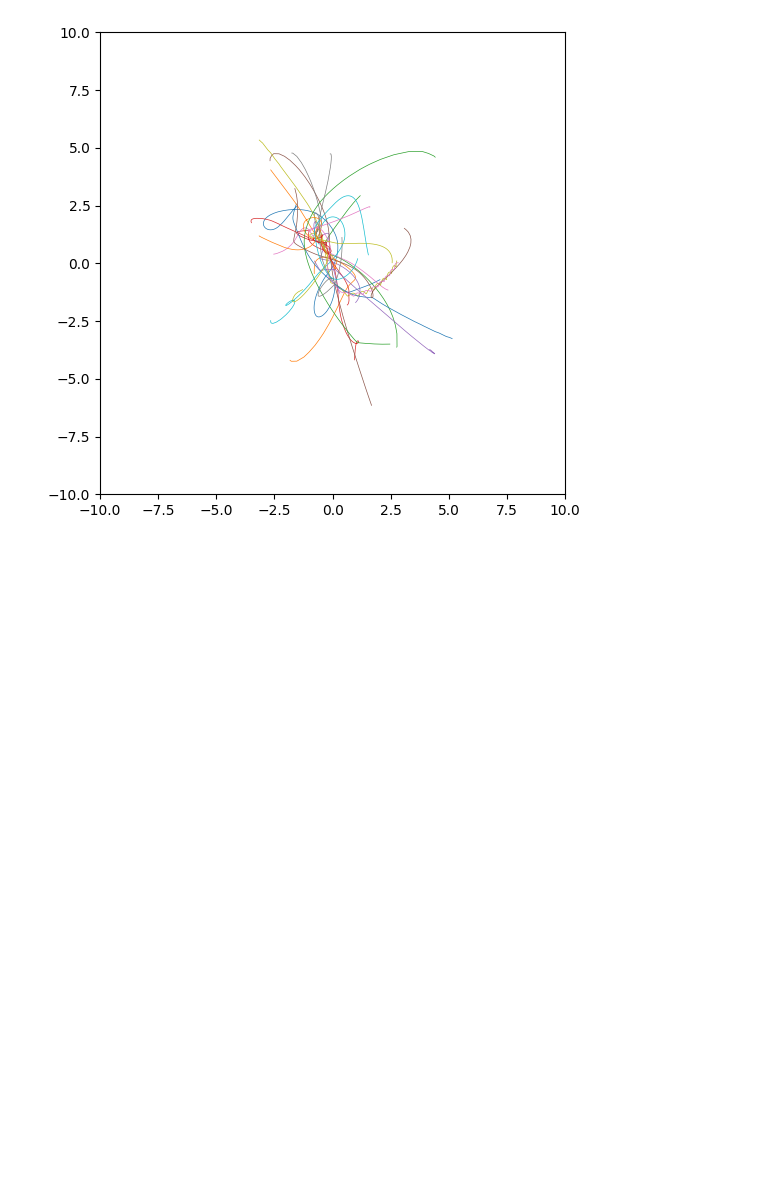
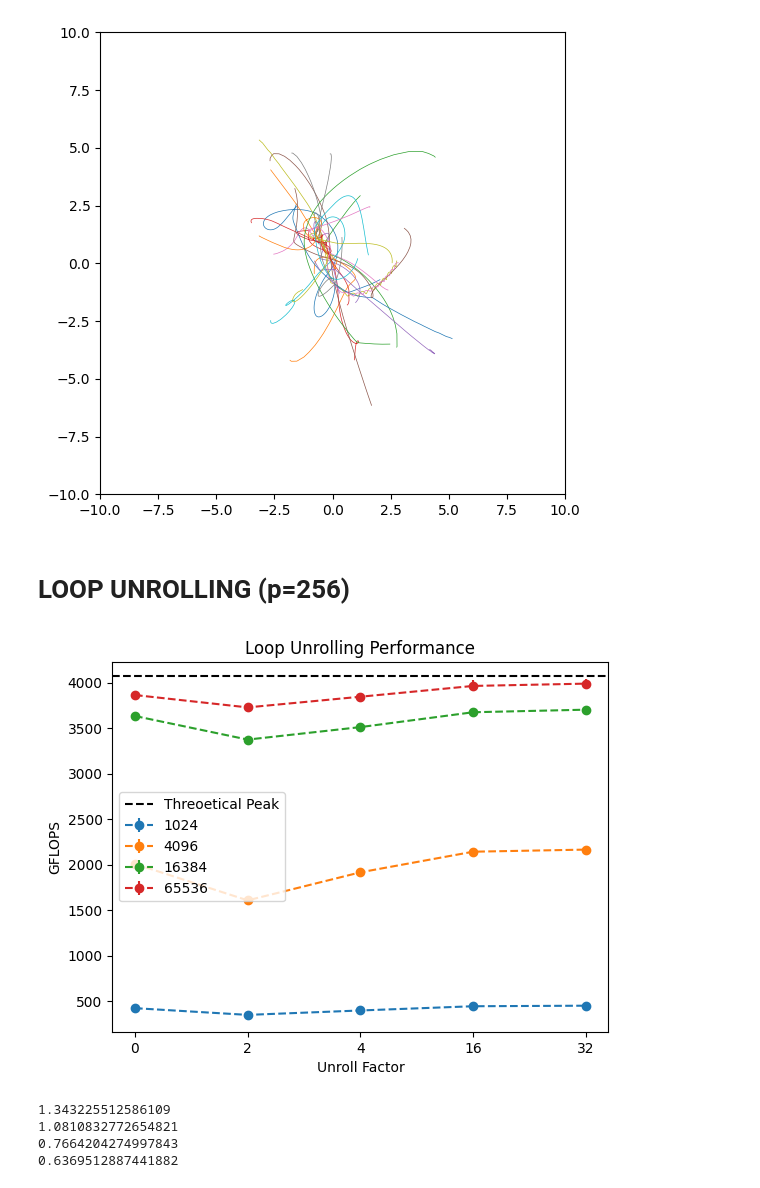
Before and after one commit to Berto70/nbody_cuda, a Jupyter notebook: plot/test.ipynb, the cells around one changed output. Drawn from its saved outputs; the diff is of its cells as text; code cells hidden in the pictures; blank space fills up the shorter version.

Commit message:
performance

```diff
--- a/plot/test.ipynb
+++ b/plot/test.ipynb
@@ -62,3 +62,14 @@ ani = animation.FuncAnimation(fig, update, frames=frames, interval=50)
 # Save as gif
 ani.save('movement.gif', writer='pillow')
 plt.close()
+# %% [markdown]
+# LOOP UNROLLING (p=256)
+# %%
+unroll_df = pd.read_csv('../data/loop_unrolling.csv')
+# %%
+u_1024 = unroll_df[unroll_df['n_bodies']==1024]
+u_4096 = unroll_df[unroll_df['n_bodies']==4096]
+u_16384 = unroll_df[unroll_df['n_bodies']==16384]
+u_65536 = unroll_df[unroll_df['n_bodies']==65536]
+
+uroll_data = [u_1024, u_4096, u_16384, u_65536]
@@ -64,0 +113,26 @@ plt.close()
+# %%
+plt.errorbar(np.arange(5), u_1024_m, yerr=u_1024_s, label='1024', fmt='--o')
+plt.errorbar(np.arange(5), u_4096_m, yerr=u_4096_s, label='4096', fmt='--o')
+plt.errorbar(np.arange(5), u_16384_m, yerr=u_16384_s, label='16384', fmt='--o')
+plt.errorbar(np.arange(5), u_65536_m, yerr=u_65536_s, label='65536', fmt='--o')
+
+plt.axhline(4070.5, color='k', linestyle='--', label='Threoetical Peak')
+
+plt.xlabel('Unroll Factor')
+plt.ylabel('GFLOPS')
+plt.xticks(np.arange(5), uroll)
+plt.title('Loop Unrolling Performance')
+
+plt.legend(loc='center left')
+plt.show()
+# %% [output]
+[figure, added]
+# %%
+u_mean = np.array(u_mean)
+for i in range(4):
+    print(np.abs((u_mean[i][4] - u_mean[i][3])/u_mean[i][3])*100)
+# %% [output]
+1.343225512586109
+1.0810832772654821
+0.7664204274997843
+0.6369512887441882
```
Also changed, not shown: parts of 6 cells of this notebook, 3 other files.
